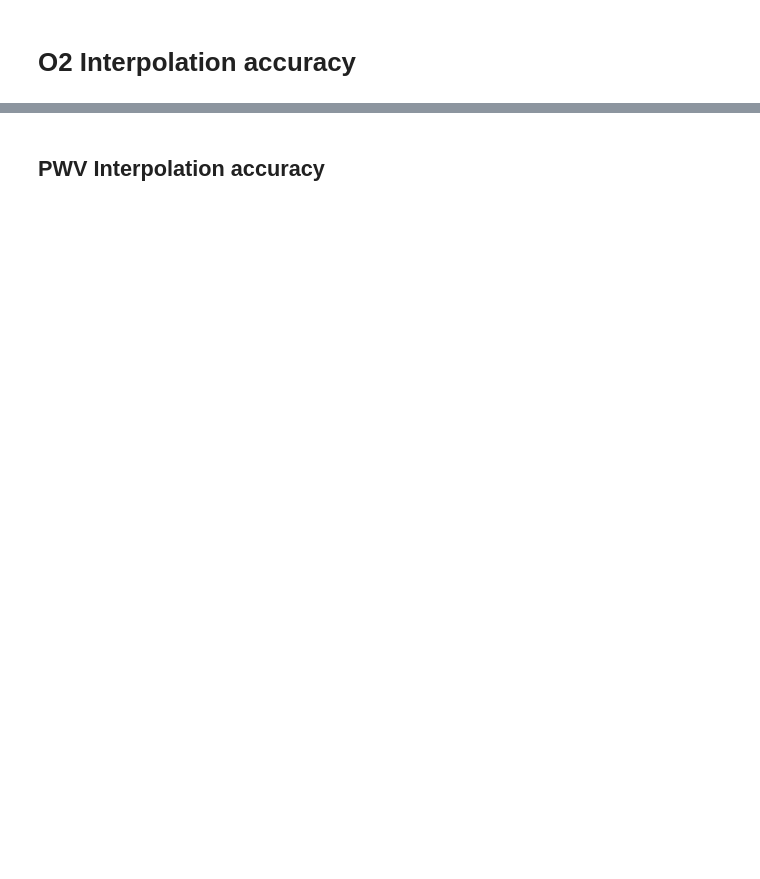
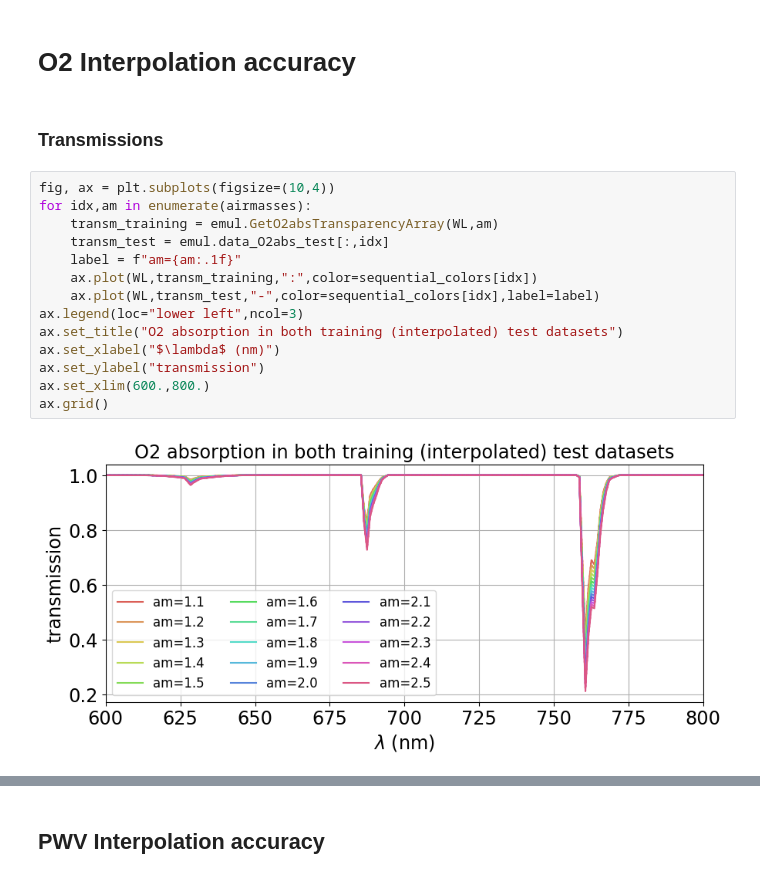
Before and after one commit to sylvielsstfr/AtmEmulator, a Jupyter notebook: docs/notebooks/simpleemulatoraccuracy/check_SimplEmul_interpolationaccuracy.ipynb, the cells around one changed output, grey strips where cells are left out. Saved outputs shown, nothing was run; the diff lists cells and outputs as text; blank space fills up the shorter version.

```diff
--- a/docs/notebooks/simpleemulatoraccuracy/check_SimplEmul_interpolationaccuracy.ipynb
+++ b/docs/notebooks/simpleemulatoraccuracy/check_SimplEmul_interpolationaccuracy.ipynb
@@ -94,2 +133,20 @@ for idx,am in enumerate(airmasses):
 # %% [markdown]
 # O2 Interpolation accuracy
+# %% [markdown]
+### Transmissions
+# %%
+fig, ax = plt.subplots(figsize=(10,4))
+for idx,am in enumerate(airmasses):
+    transm_training = emul.GetO2absTransparencyArray(WL,am)
+    transm_test = emul.data_O2abs_test[:,idx]
+    label = f"am={am:.1f}"
+    ax.plot(WL,transm_training,":",color=sequential_colors[idx])
+    ax.plot(WL,transm_test,"-",color=sequential_colors[idx],label=label)
+ax.legend(loc="lower left",ncol=3)
+ax.set_title("O2 absorption in both training (interpolated) test datasets")
+ax.set_xlabel("$\lambda$ (nm)")
+ax.set_ylabel("transmission")
+ax.set_xlim(600.,800.)
+ax.grid()
+# %% [output]
+[figure, added]
```
Also changed, not shown: parts of 26 cells of this notebook.
